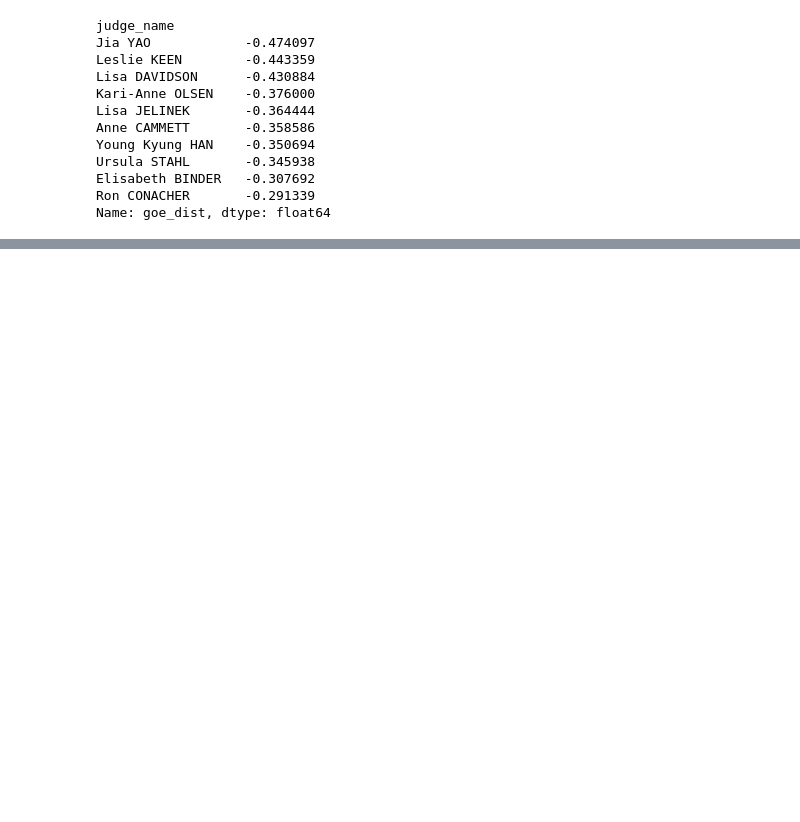
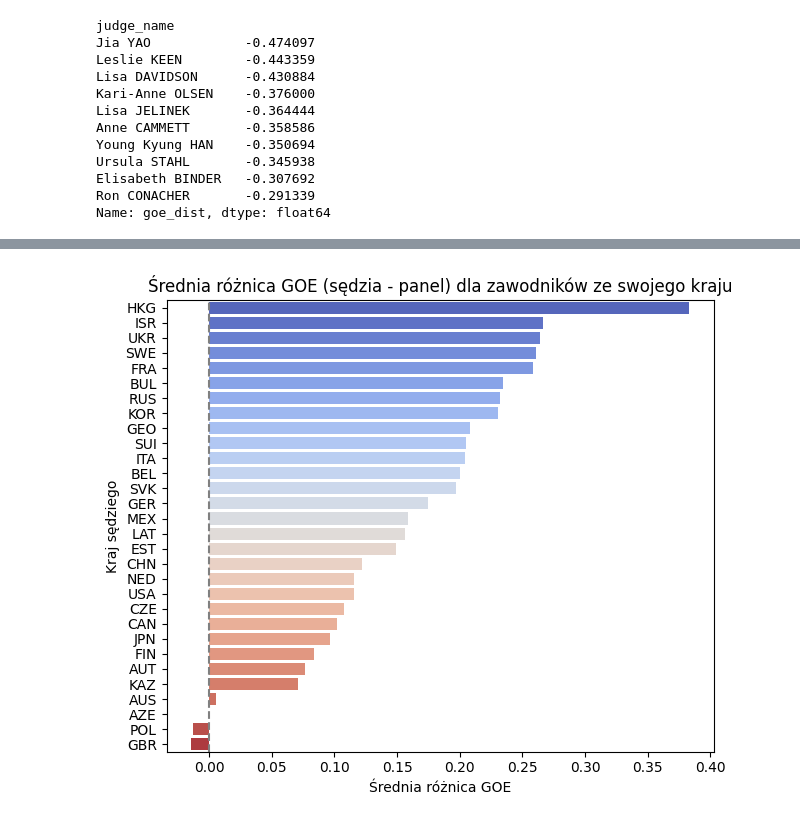
Before and after one commit to ann-e888/Skating_EDA, a Jupyter notebook: notebooks/anomailies.ipynb, the cells around one changed output, grey strips where cells are left out. Drawn from its saved outputs; the diff is of its cells as text; code cells hidden in the pictures; blank space fills up the shorter version.

```diff
--- a/notebooks/anomailies.ipynb
+++ b/notebooks/anomailies.ipynb
@@ -86,0 +89,7 @@ plt.show()
+# %%
+same_country = stats_df[stats_df['is_same'] == 1]
+
+bias_nation = same_country.groupby('judge_nation')['goe_dist'].agg(['mean', 'count']).sort_values(by='mean', ascending=False)
+bias_nation_f = bias_nation[bias_nation['count'] > 50]
+
+bias_nation_f
@@ -86,0 +115,11 @@ plt.show()
+# %%
+plt.figure(figsize=(6.5, 5.5))
+sns.barplot(x=bias_nation_f['mean'], y=bias_nation_f.index, palette='coolwarm', hue=bias_nation_f.index)
+plt.title('Średnia różnica GOE (sędzia - panel) dla zawodników ze swojego kraju')
+plt.xlabel('Średnia różnica GOE')
+plt.ylabel('Kraj sędziego')
+plt.axvline(0, color='gray', linestyle='--')
+plt.tight_layout()
+plt.show()
+# %% [output]
+[figure, added]
```
Also changed, not shown: parts of 6 cells of this notebook.
